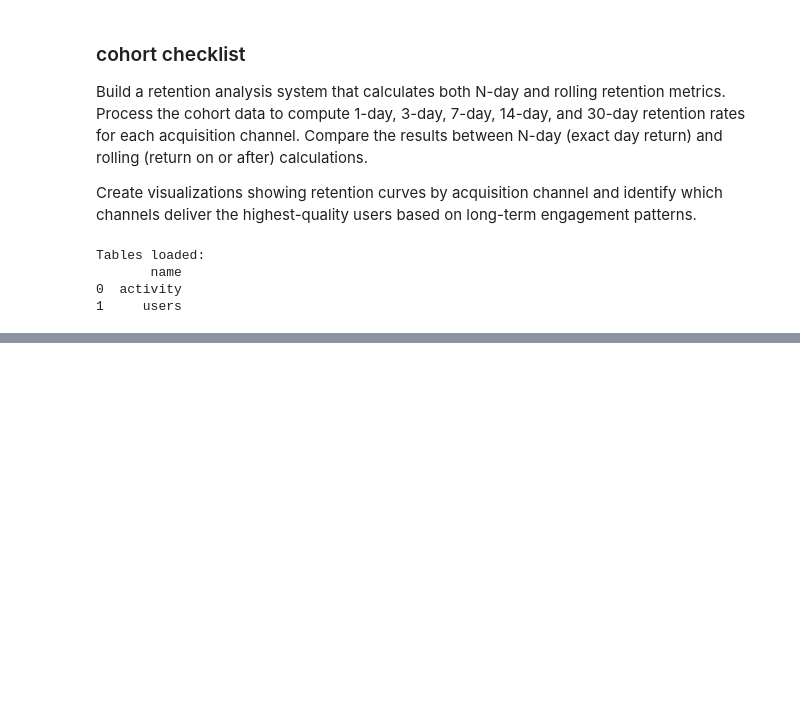
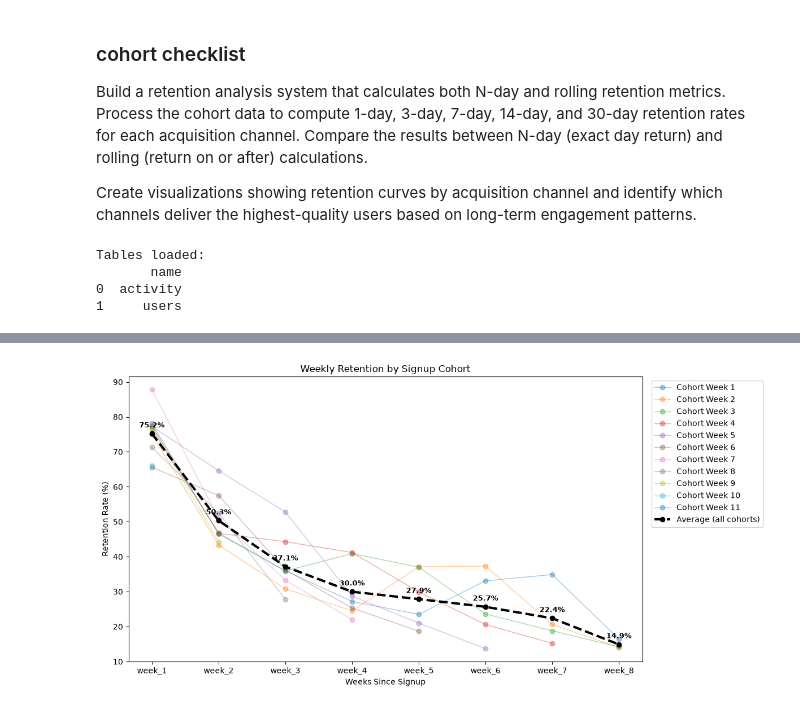
Before and after one commit to Avneesh-b7/product_analytics, a Jupyter notebook: e2e_project/cohort.ipynb, the cells around one changed output, grey strips where cells are left out. Saved outputs shown, nothing was run; the diff lists cells and outputs as text; code cells hidden in the pictures; blank space fills up the shorter version.

```diff
--- a/e2e_project/cohort.ipynb
+++ b/e2e_project/cohort.ipynb
@@ -53,0 +319,28 @@ con.execute("SELECT count(*) , count(distinct user_id) FROM activity").df()
+# %%
+import matplotlib.pyplot as plt
+
+avg_retention = retention_pct[week_cols].mean()
+
+fig, ax = plt.subplots(figsize=(12, 6))
+
+for _, row in retention_pct.iterrows():
+    ax.plot(week_cols, row[week_cols], marker='o', alpha=0.4, linewidth=1,
+            label=f"Cohort Week {int(row['cohort'])}")
+
+ax.plot(week_cols, avg_retention, marker='o', linewidth=3, color='black',
+        linestyle='--', label='Average (all cohorts)', zorder=5)
+
+for week, val in avg_retention.items():
+    if not pd.isna(val):
+        ax.annotate(f"{val:.1f}%", xy=(week, val),
+                    xytext=(0, 8), textcoords='offset points',
+                    ha='center', fontsize=9, fontweight='bold', color='black')
+
+ax.set_xlabel("Weeks Since Signup")
+ax.set_ylabel("Retention Rate (%)")
+ax.set_title("Weekly Retention by Signup Cohort")
+ax.legend(bbox_to_anchor=(1.01, 1), loc='upper left')
+plt.tight_layout()
+plt.show()
+# %% [output]
+[figure, added]
```
Also changed, not shown: parts of 17 cells of this notebook, 3 other files.
